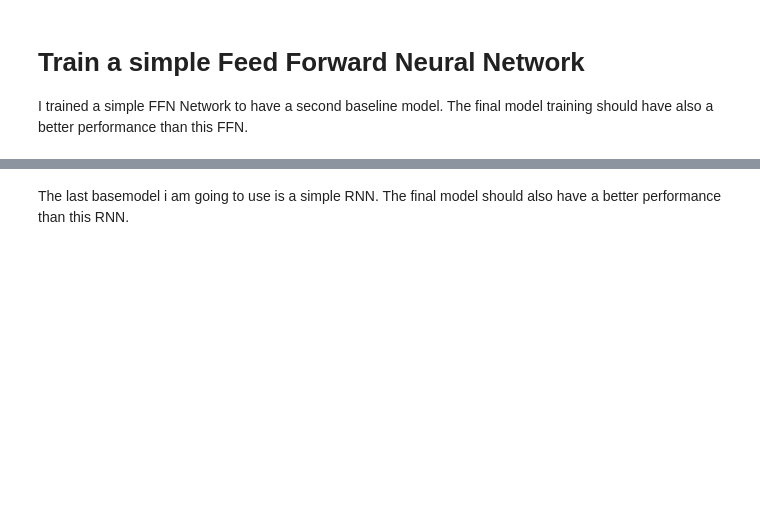
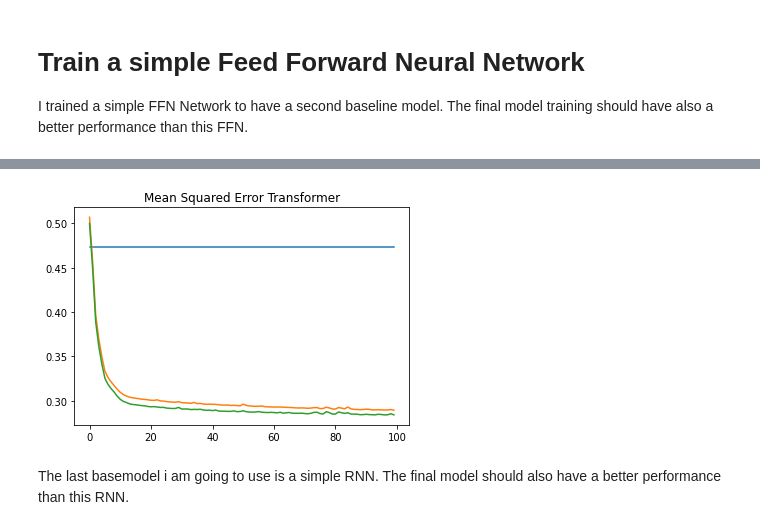
Before and after one commit to SergioTallo/Multivariate_Time_Series_Prediction_Transformers, a Jupyter notebook: bsc_arbeit.ipynb, the cells around one changed output, grey strips where cells are left out. Cells and saved outputs as stored; diff of their text form; code cells hidden in the pictures; blank space fills up the shorter version.

```diff
--- a/bsc_arbeit.ipynb
+++ b/bsc_arbeit.ipynb
@@ -632,0 +548,18 @@ Mean Loss in Test set:  0.4478775834217984
+# %%
+n_epochs = 100
+lr=0.01
+
+# Create model FFN instance
+model_FFN = ANN_relu(18, 18).to(device)
+print(model_FFN)
+
+# Define Loss
+criterion = nn.MSELoss()
+
+# Define Optimizer
+optimizer = torch.optim.SGD(model_FFN.parameters(), lr=lr)
+
+
+train_FFN = True
+if train_FFN is True:
+  trained_model_FFN , train_losses, test_losses = train(model_FFN, criterion, optimizer, loader_train, loader_test, n_epochs)
@@ -633,3 +606,23 @@ Mean Loss in Test set:  0.4478775834217984
+# %%
+# Show results of the loss function
+
+fig = plt.figure()
+
+ax = fig.add_subplot(111)
+plt.ion()
+
+fig.show()
+fig.canvas.draw()
+
+baseline = [np.mean(losses_train) for i in range(len(train_losses))]
+
+ax.plot(baseline)
+ax.plot([np.mean(i) for i in train_losses])
+ax.plot([np.mean(i) for i in test_losses])
+ax.set_title("Mean Squared Error Transformer")
+fig.canvas.draw()
+# %% [output]
+[figure, added]
 # %% [markdown]
 The last basemodel i am going to use is a simple RNN. The final model should also have a better performance than this RNN.
 # %% [markdown]
```
Also changed, not shown: parts of 6 cells of this notebook.
